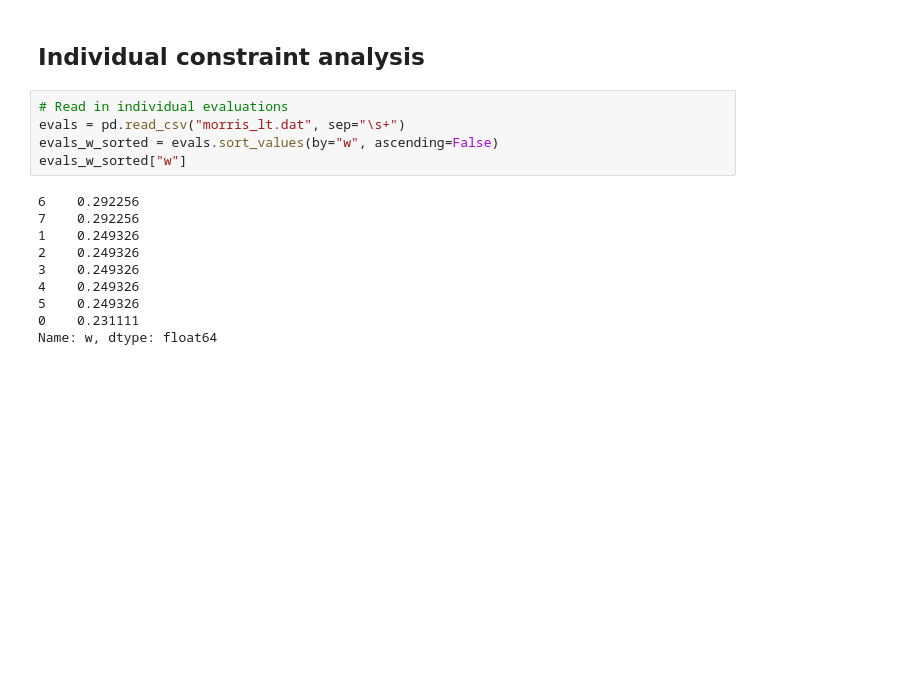
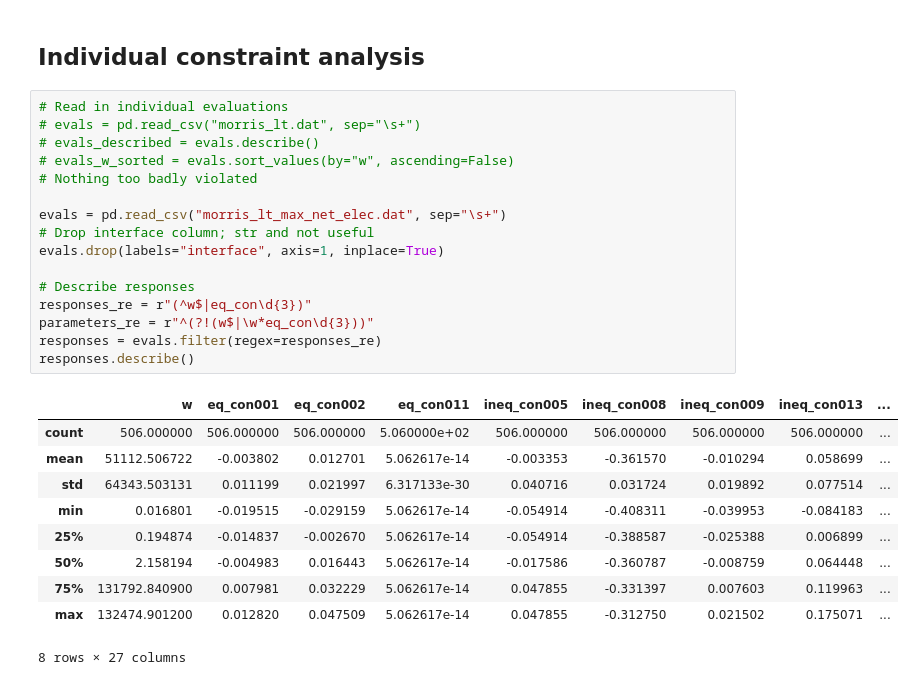
Before and after one commit to jonmaddock/dakota-process, a Jupyter notebook: morris/analyse_morris.ipynb, the cells around one changed output. Saved outputs shown, nothing was run; the diff lists cells and outputs as text; blank space fills up the shorter version.

```diff
--- a/morris/analyse_morris.ipynb
+++ b/morris/analyse_morris.ipynb
@@ -145,18 +160,30 @@ Text(0, 0.5, '$\\sigma$')
 [figure]
 # %% [markdown]
 ## Individual constraint analysis
-# %%
-# Read in individual evaluations
-evals = pd.read_csv("morris_lt.dat", sep="\s+")
-evals_w_sorted = evals.sort_values(by="w", ascending=False)
-evals_w_sorted["w"]
-# %% [output]
-6    0.292256
-7    0.292256
-1    0.249326
-2    0.249326
-3    0.249326
-4    0.249326
-5    0.249326
-0    0.231111
-Name: w, dtype: float64
+# %%
+# Read in individual evaluations
+# evals = pd.read_csv("morris_lt.dat", sep="\s+")
+# evals_described = evals.describe()
+# evals_w_sorted = evals.sort_values(by="w", ascending=False)
+# Nothing too badly violated
+
+evals = pd.read_csv("morris_lt_max_net_elec.dat", sep="\s+")
+# Drop interface column; str and not useful
+evals.drop(labels="interface", axis=1, inplace=True)
+
+# Describe responses
+responses_re = r"(^w$|eq_con\d{3})"
+parameters_re = r"^(?!(w$|\w*eq_con\d{3}))"
+responses = evals.filter(regex=responses_re)
+responses.describe()
+# %% [output]
+|  | w | eq_con001 | eq_con002 | eq_con011 | ineq_con005 | ineq_con008 | ineq_con009 | ineq_con013 | ... |
+| count | 506.000000 | 506.000000 | 506.000000 | 5.060000e+02 | 506.000000 | 506.000000 | 506.000000 | 506.000000 | ... |
+| mean | 51112.506722 | -0.003802 | 0.012701 | 5.062617e-14 | -0.003353 | -0.361570 | -0.010294 | 0.058699 | ... |
+| std | 64343.503131 | 0.011199 | 0.021997 | 6.317133e-30 | 0.040716 | 0.031724 | 0.019892 | 0.077514 | ... |
+| min | 0.016801 | -0.019515 | -0.029159 | 5.062617e-14 | -0.054914 | -0.408311 | -0.039953 | -0.084183 | ... |
+| 25% | 0.194874 | -0.014837 | -0.002670 | 5.062617e-14 | -0.054914 | -0.388587 | -0.025388 | 0.006899 | ... |
+| 50% | 2.158194 | -0.004983 | 0.016443 | 5.062617e-14 | -0.017586 | -0.360787 | -0.008759 | 0.064448 | ... |
+| 75% | 131792.840900 | 0.007981 | 0.032229 | 5.062617e-14 | 0.047855 | -0.331397 | 0.007603 | 0.119963 | ... |
+| max | 132474.901200 | 0.012820 | 0.047509 | 5.062617e-14 | 0.047855 | -0.312750 | 0.021502 | 0.175071 | ... |
+8 rows × 27 columns
```
Also changed, not shown: parts of 6 cells of this notebook.
